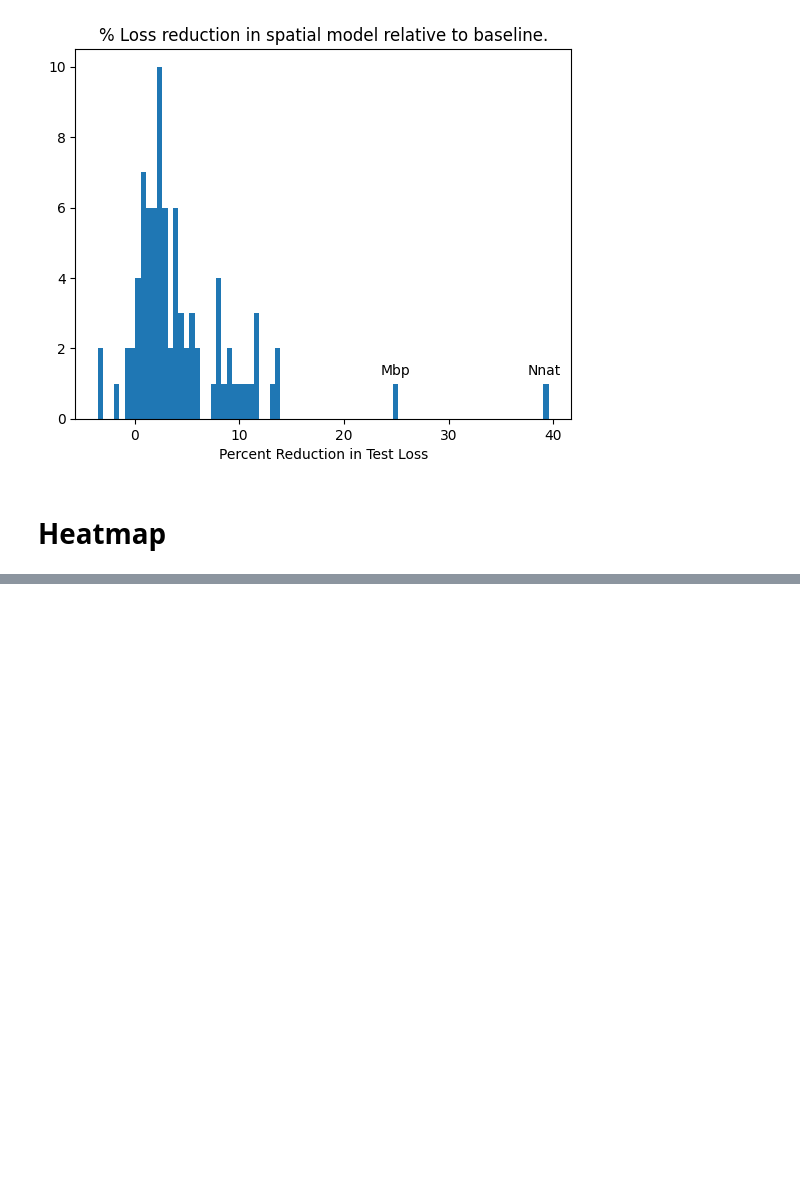
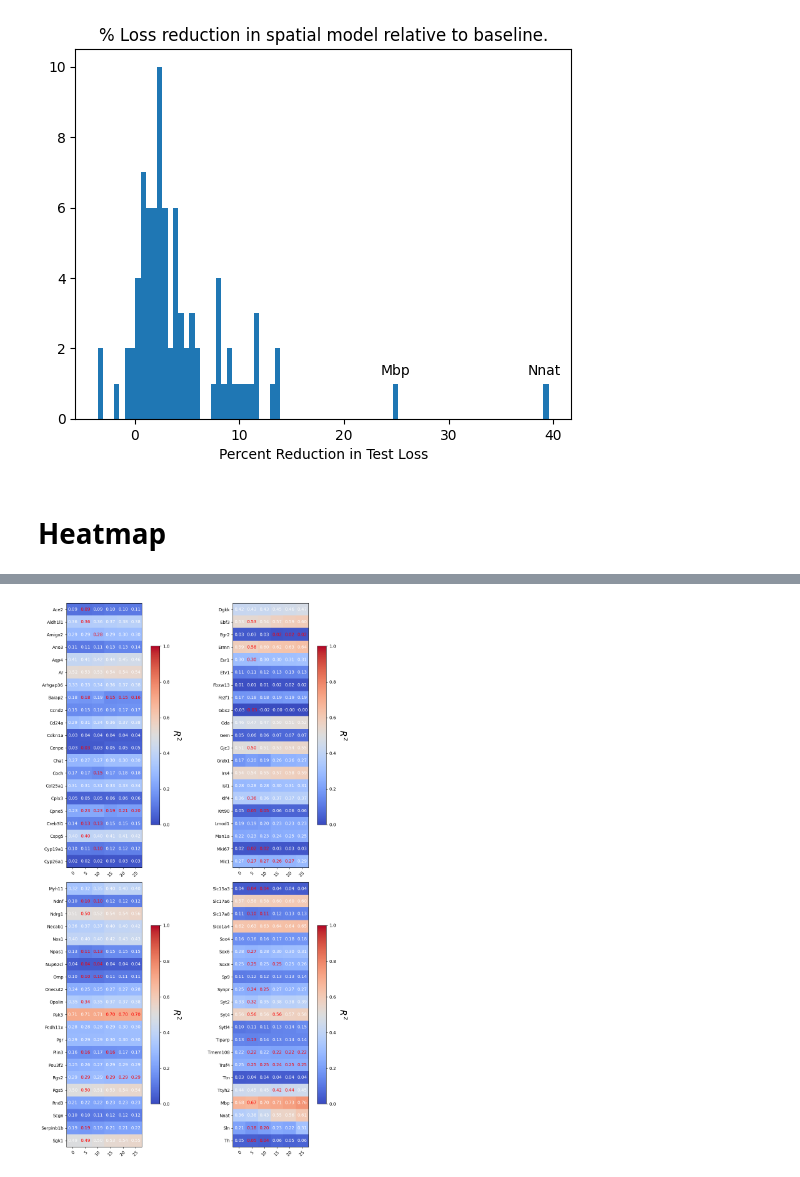
Before and after one commit to prob-ml/spice, a Jupyter notebook: examples/0v60.ipynb, the cells around one changed output, grey strips where cells are left out. Saved outputs shown, nothing was run; the diff lists cells and outputs as text; code cells hidden in the pictures; blank space fills up the shorter version.

```diff
--- a/examples/0v60.ipynb
+++ b/examples/0v60.ipynb
@@ -391,0 +539,65 @@ plt.show()
+# %%
+import numpy as np
+import matplotlib.pyplot as plt
+import json
+
+with open("r2_0v60.json", "r") as file:
+    r2_dict = json.load(file)
+
+fig, axes = plt.subplots(2, 2, figsize=(12,18))
+
+quarter = 0
+
+radius_values = list(range(0, 26, 5))
+genes = [data.columns[i] for i in response_indexes]
+
+full_r2_array = np.array([
+    [r2_dict[str(rad)][gene]["spatial"] if rad != 0 else r2_dict["5"][gene]["base"] for rad in radius_values] for gene in genes
+])
+
+for ax in axes.ravel():
+
+    quarter += 1
+    n = len(response_indexes)
+    genes = [data.columns[response_indexes[i]] for i in range(n * (quarter - 1) // 4, n * quarter // 4)]
+
+    r2_array = np.array([
+        [r2_dict[str(rad)][gene]["spatial"] if rad != 0 else r2_dict["5"][gene]["base"] for rad in radius_values] for gene in genes
+    ])
+
+    # Set the figure size based on the dimensions of your data
+    cell_width = 2.5
+    cell_height = 0.5
+
+    im = ax.imshow(r2_array, cmap='coolwarm', vmin=0, vmax=1)
+
+    # Add a colorbar for reference with adjusted fraction to make it thinner
+    cbar = ax.figure.colorbar(im, ax=ax, fraction=0.05)
+    cbar.ax.set_ylabel(r"$R^2$", fontsize=20, rotation=-90, va="bottom")
+
+    ax.set_xticks(np.arange(len(radius_values)))
+    ax.set_xticklabels(list(radius_values))
+    ax.set_yticks(np.arange(len(genes)))
+    ax.set_yticklabels(genes)
+
+    # Adjust font size
+    ax.tick_params(axis='both', which='major', labelsize=10)
+
+    plt.setp(ax.get_xticklabels(), rotation=45, ha="right", rotation_mode="anchor")
+
+    # Dynamically adjust text color based on cell value and format the number to 2 decimal places
+    for i in range(len(genes)):
+        for j in range(len(radius_values)):
+            if r2_array[i, j] < r2_array[i, 0]:  # If value is negative, use white text
+                text_color = 'red'
+            else:  # Otherwise, use black text
+                text_color = 'white'
+            text = ax.text(j, i, f"{r2_array[i, j]:.2f}",
+                           ha="center", va="center", color=text_color, fontsize=10)
+
+# ax.set_title("Predictions Across $r$ Values", fontsize=25)
+fig.tight_layout()
+plt.savefig("spatial_vertical_r2.png", dpi=600)
+plt.show()
+# %% [output]
+[figure, added]
```
Also changed, not shown: parts of 19 cells of this notebook, 31 other files.
